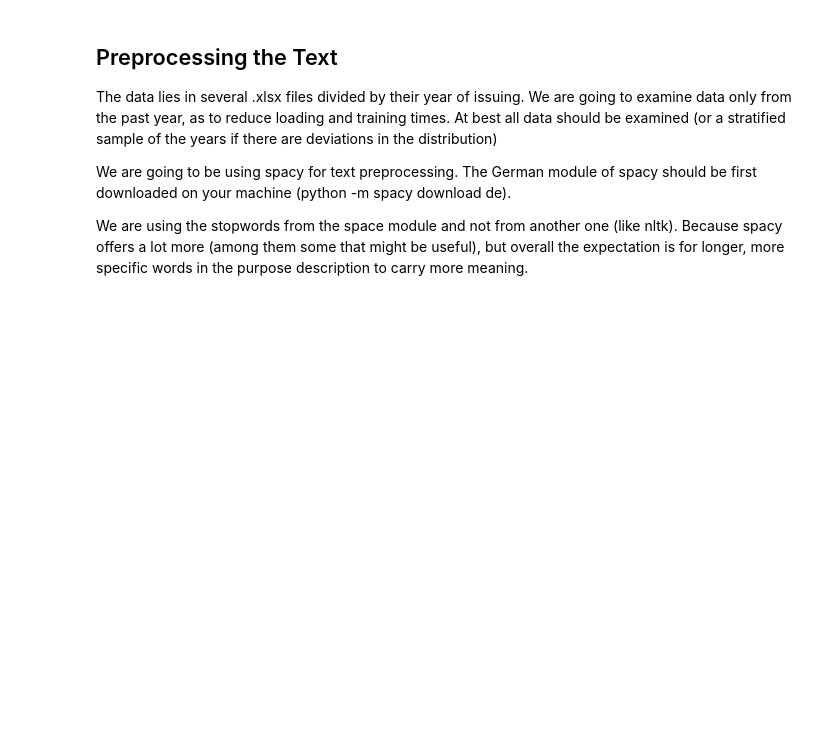
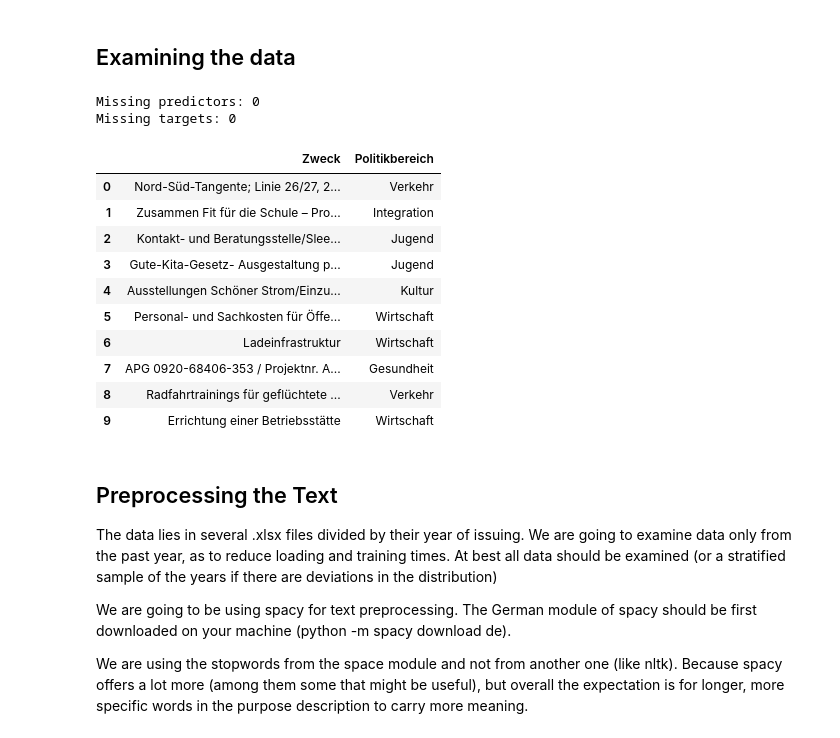
Before and after one commit to borislavdrag/south-park, a Jupyter notebook: notebooks/data_analysis.ipynb, the cells around one changed output. Saved outputs shown, nothing was run; the diff lists cells and outputs as text; code cells hidden in the pictures; blank space fills up the shorter version.

```diff
--- a/notebooks/data_analysis.ipynb
+++ b/notebooks/data_analysis.ipynb
@@ -23,3 +23,5 @@ from gensim.models import Word2Vec, KeyedVectors
 plt.style.use('ggplot')
 
 np.random.seed(359)  # reproducibility
+# %% [markdown]
+## Examining the data
@@ -26,3 +31,23 @@ np.random.seed(359)  # reproducibility
+# %%
+print("Missing predictors:", len(data[data["Zweck"].isna()]))
+print("Missing targets:", len(data[data["Politikbereich"].isna()]))
+# %% [output]
+Missing predictors: 0
+Missing targets: 0
+# %%
+data[['Zweck', 'Politikbereich']].head(10)
+# %% [output]
+|  | Zweck | Politikbereich |
+| 0 | Nord-Süd-Tangente; Linie 26/27, 2... | Verkehr |
+| 1 | Zusammen Fit für die Schule – Pro... | Integration |
+| 2 | Kontakt- und Beratungsstelle/Slee... | Jugend |
+| 3 | Gute-Kita-Gesetz- Ausgestaltung p... | Jugend |
+| 4 | Ausstellungen Schöner Strom/Einzu... | Kultur |
+| 5 | Personal- und Sachkosten für Öffe... | Wirtschaft |
+| 6 | Ladeinfrastruktur | Wirtschaft |
+| 7 | APG 0920-68406-353 / Projektnr. A... | Gesundheit |
+| 8 | Radfahrtrainings für geflüchtete ... | Verkehr |
+| 9 | Errichtung einer Betriebsstätte | Wirtschaft |
 # %% [markdown]
 ## Preprocessing the Text
 
```
Also changed, not shown: parts of 32 cells of this notebook, 1 other file.
